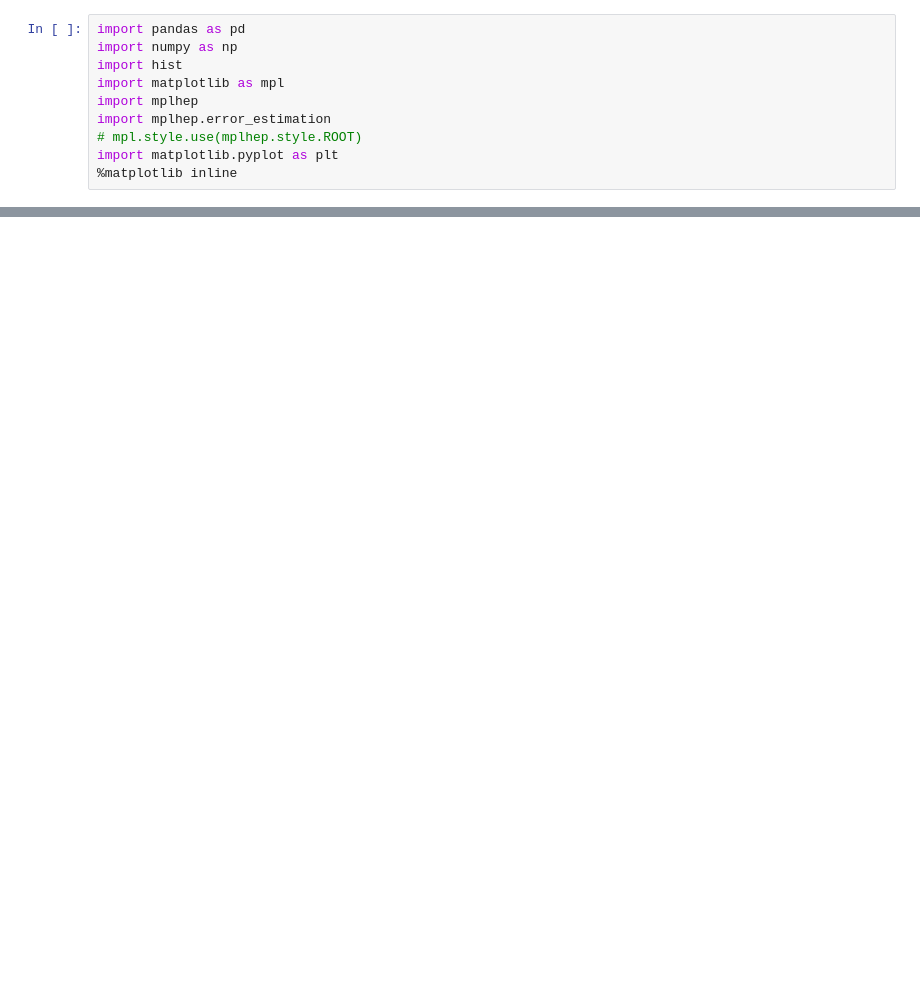
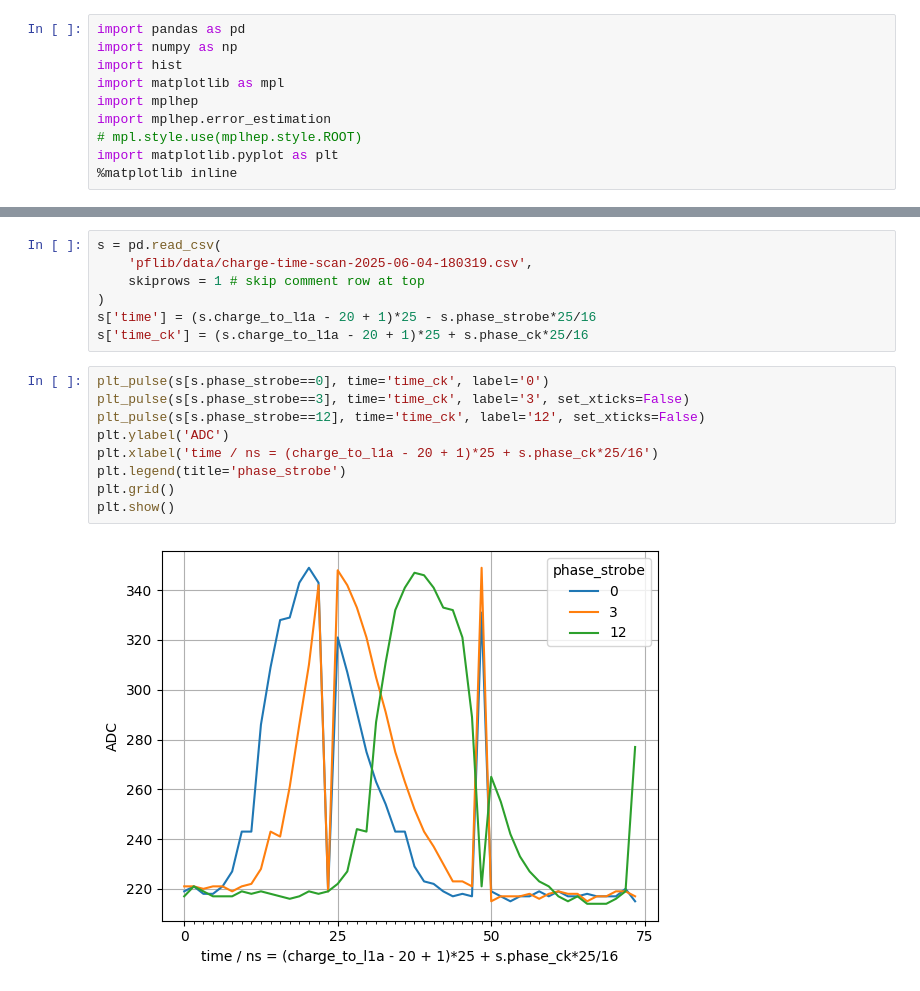
Before and after one commit to tomeichlersmith/ldmx-hgcroc-ana-dump, a Jupyter notebook: pulse-shape.ipynb, the cells around one changed output, grey strips where cells are left out. Cells and saved outputs as stored; diff of their text form; blank space fills up the shorter version.

```diff
--- a/pulse-shape.ipynb
+++ b/pulse-shape.ipynb
@@ -29,0 +57,18 @@ plt.show()
+# %%
+s = pd.read_csv(
+    'pflib/data/charge-time-scan-2025-06-04-180319.csv',
+    skiprows = 1 # skip comment row at top
+)
+s['time'] = (s.charge_to_l1a - 20 + 1)*25 - s.phase_strobe*25/16
+s['time_ck'] = (s.charge_to_l1a - 20 + 1)*25 + s.phase_ck*25/16
+# %%
+plt_pulse(s[s.phase_strobe==0], time='time_ck', label='0')
+plt_pulse(s[s.phase_strobe==3], time='time_ck', label='3', set_xticks=False)
+plt_pulse(s[s.phase_strobe==12], time='time_ck', label='12', set_xticks=False)
+plt.ylabel('ADC')
+plt.xlabel('time / ns = (charge_to_l1a - 20 + 1)*25 + s.phase_ck*25/16')
+plt.legend(title='phase_strobe')
+plt.grid()
+plt.show()
+# %% [output]
+[figure, added]
```
Also changed, not shown: parts of 7 cells of this notebook.
